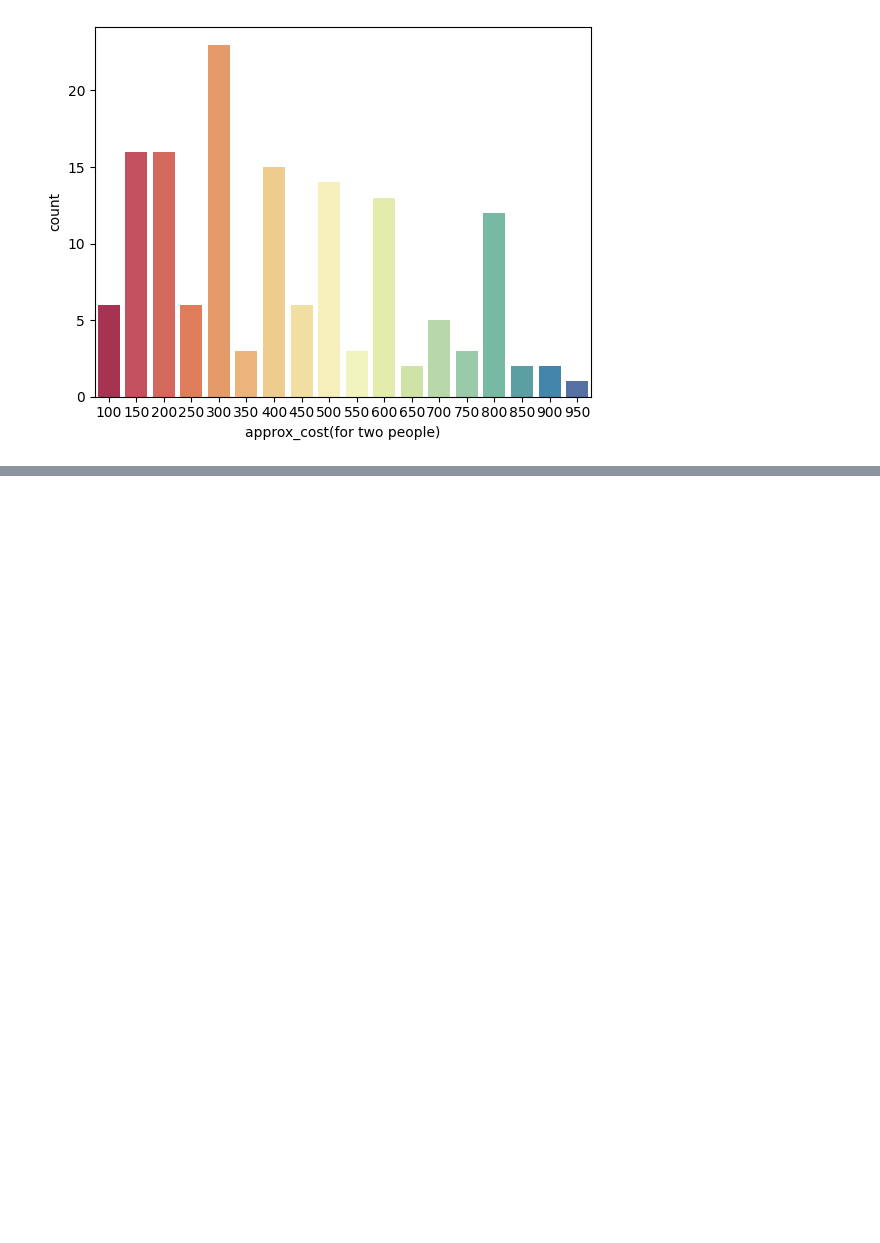
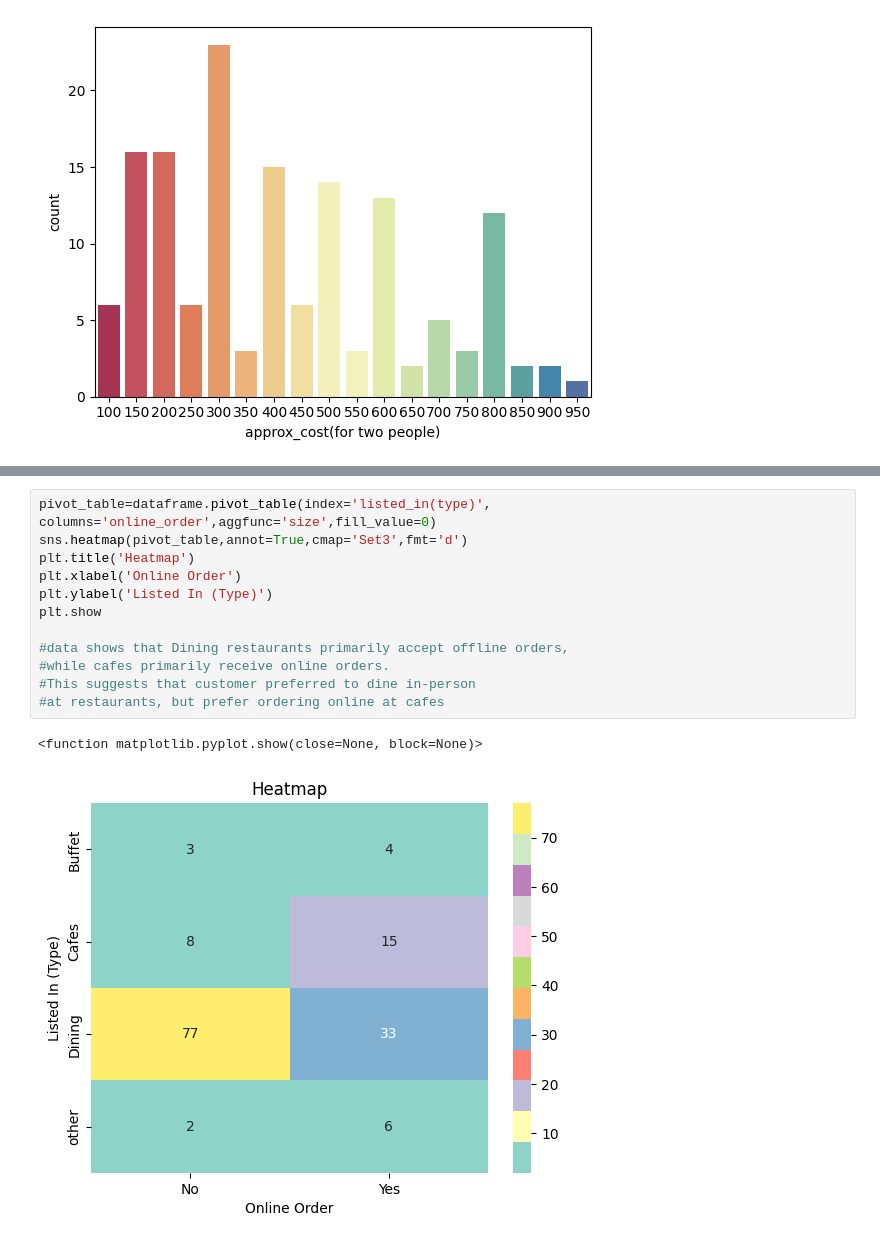
Before and after one commit to harizzzzz/Zomato-Data-Analysis, a Jupyter notebook: zomato-analysis.ipynb, the cells around one changed output, grey strips where cells are left out. Saved outputs shown, nothing was run; the diff lists cells and outputs as text; blank space fills up the shorter version.

```diff
--- a/zomato-analysis.ipynb
+++ b/zomato-analysis.ipynb
@@ -145,0 +161,15 @@ Passing `palette` without assigning `hue` is deprecated and will be removed in v
+# %%
+pivot_table=dataframe.pivot_table(index='listed_in(type)', columns='online_order',aggfunc='size',fill_value=0)
+sns.heatmap(pivot_table,annot=True,cmap='Set3',fmt='d')
+plt.title('Heatmap')
+plt.xlabel('Online Order')
+plt.ylabel('Listed In (Type)')
+plt.show
+
+#data shows that Dining restaurants primarily accept offline orders,
+#while cafes primarily receive online orders.
+#This suggests that customer preferred to dine in-person
+#at restaurants, but prefer ordering online at cafes
+# %% [output]
+<function matplotlib.pyplot.show(close=None, block=None)>
+[figure, added]
```
Also changed, not shown: parts of 1 cell of this notebook.
